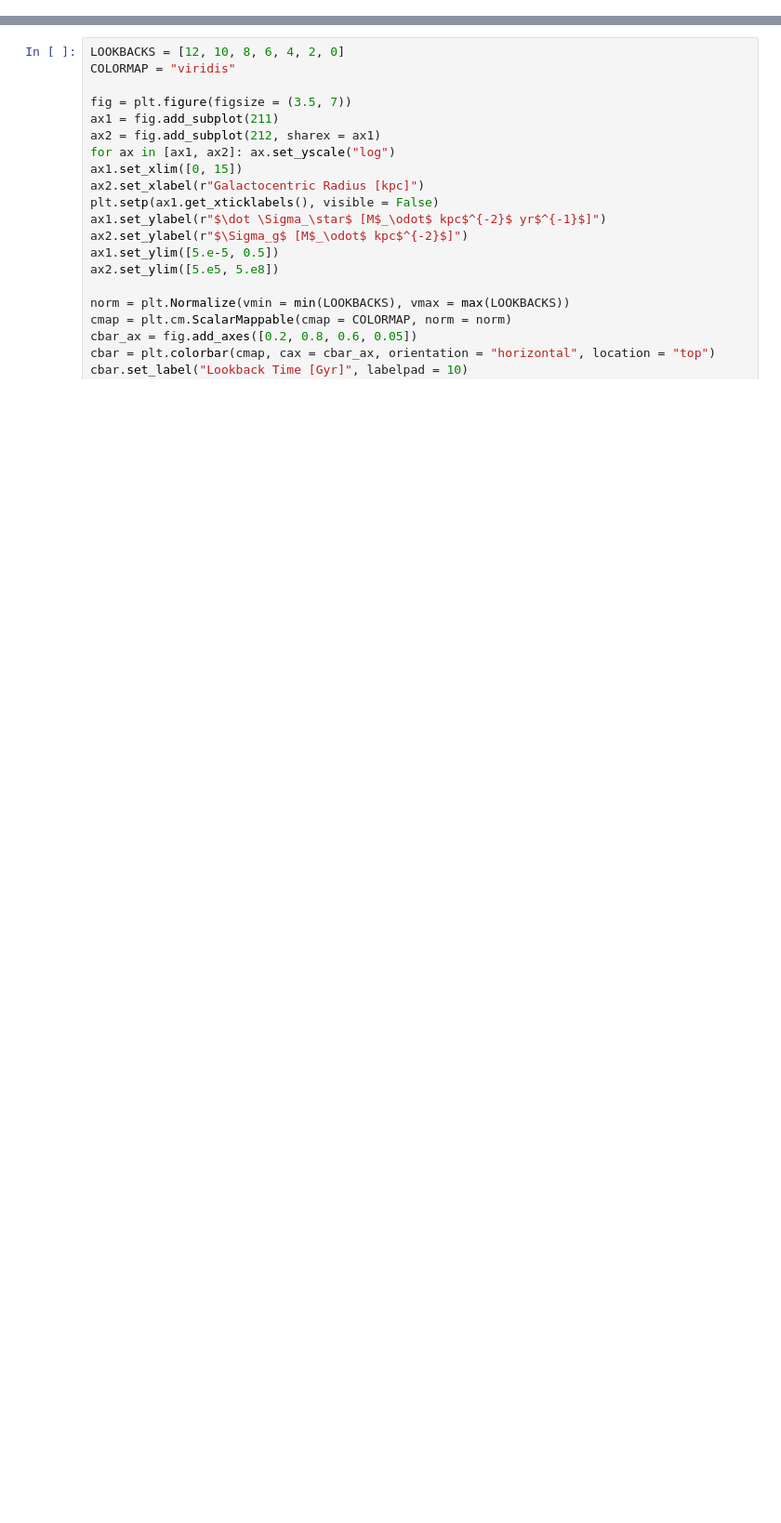
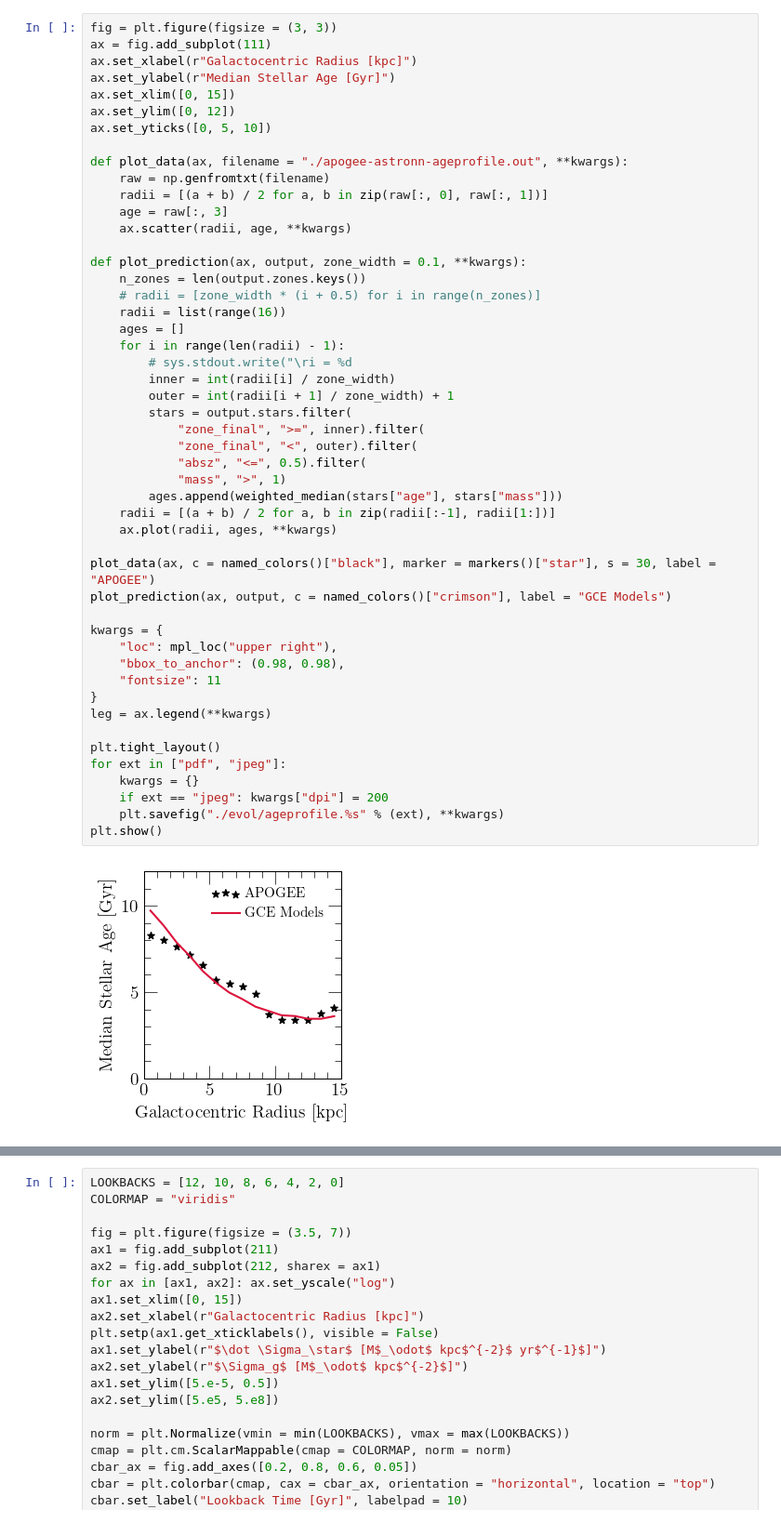
Before and after one commit to giganano/radial-flows, a Jupyter notebook: notebooks/evol.ipynb, the cells around one changed output, grey strips where cells are left out. Shown at 93% size. Drawn from its saved outputs; the diff is of its cells as text; blank space fills up the shorter version.

```diff
--- a/notebooks/evol.ipynb
+++ b/notebooks/evol.ipynb
@@ -18,0 +22,51 @@ output = vice.output("../outputs/constant/vgas-1")
+# %%
+fig = plt.figure(figsize = (3, 3))
+ax = fig.add_subplot(111)
+ax.set_xlabel(r"Galactocentric Radius [kpc]")
+ax.set_ylabel(r"Median Stellar Age [Gyr]")
+ax.set_xlim([0, 15])
+ax.set_ylim([0, 12])
+ax.set_yticks([0, 5, 10])
+
+def plot_data(ax, filename = "./apogee-astronn-ageprofile.out", **kwargs):
+    raw = np.genfromtxt(filename)
+    radii = [(a + b) / 2 for a, b in zip(raw[:, 0], raw[:, 1])]
+    age = raw[:, 3]
+    ax.scatter(radii, age, **kwargs)
+
+def plot_prediction(ax, output, zone_width = 0.1, **kwargs):
+    n_zones = len(output.zones.keys())
+    # radii = [zone_width * (i + 0.5) for i in range(n_zones)]
+    radii = list(range(16))
+    ages = []
+    for i in range(len(radii) - 1):
+        # sys.stdout.write("\ri = %d
+        inner = int(radii[i] / zone_width)
+        outer = int(radii[i + 1] / zone_width) + 1
+        stars = output.stars.filter(
+            "zone_final", ">=", inner).filter(
+            "zone_final", "<", outer).filter(
+            "absz", "<=", 0.5).filter(
+            "mass", ">", 1)
+        ages.append(weighted_median(stars["age"], stars["mass"]))
+    radii = [(a + b) / 2 for a, b in zip(radii[:-1], radii[1:])]
+    ax.plot(radii, ages, **kwargs)
+
+plot_data(ax, c = named_colors()["black"], marker = markers()["star"], s = 30, label = "APOGEE")
+plot_prediction(ax, output, c = named_colors()["crimson"], label = "GCE Models")
+
+kwargs = {
+    "loc": mpl_loc("upper right"),
+    "bbox_to_anchor": (0.98, 0.98),
+    "fontsize": 11
+}
+leg = ax.legend(**kwargs)
+
+plt.tight_layout()
+for ext in ["pdf", "jpeg"]:
+    kwargs = {}
+    if ext == "jpeg": kwargs["dpi"] = 200
+    plt.savefig("./evol/ageprofile.%s" % (ext), **kwargs)
+plt.show()
+# %% [output]
+[figure, added]
```
Also changed, not shown: parts of 5 cells of this notebook, 24 other files.
